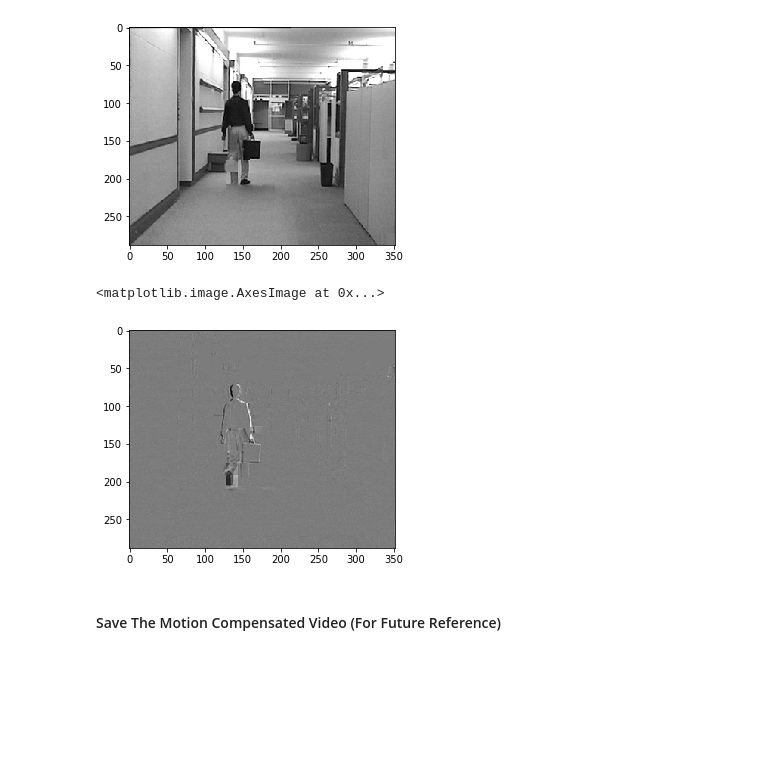
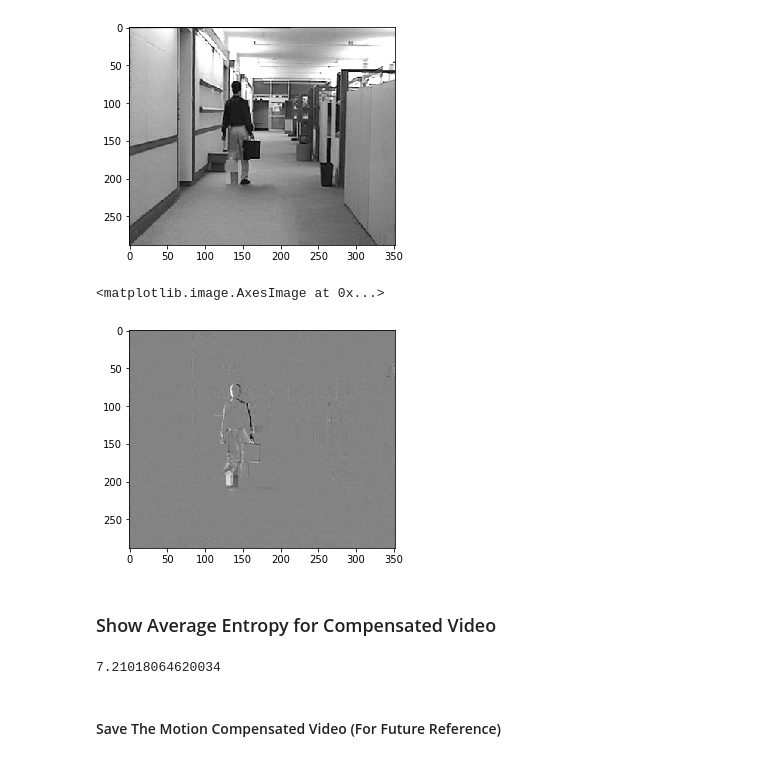
Before and after one commit to andretri/multimedia-systems-spring-2018, a Jupyter notebook: exercise-8-17.ipynb, the cells around one changed output. Drawn from its saved outputs; the diff is of its cells as text; code cells hidden in the pictures; blank space fills up the shorter version.

```diff
--- a/exercise-8-17.ipynb
+++ b/exercise-8-17.ipynb
@@ -35,7 +40,7 @@ def makeGrayScale(rgbVid):
 def calculateDifferenceFrames(frames):
     dif_lst = []
     for i in range(1, frames.shape[0]):
-        dif_lst.append(frames[i-1,:,:]-frames[i,:,:])
+        dif_lst.append(frames[i,:,:]-frames[i-1,:,:])
     return np.array(dif_lst)
 # %%
 def divideToMacroblocks(frame, macroblock_size=16):
@@ -219,3 +228,6 @@ for prevFrame, nextFrame in tqdm_notebook(zip(videoFramesSample, videoFramesSamp
 Failed to display Jupyter Widget of type HBox.
 If you're reading this message in the Jupyter Notebook or JupyterLab Notebook, it may mean that the widgets JavaScript is still loading. If this message persists, it likely means that the widgets Java ...
 If you're reading this message in another frontend (for example, a static rendering on GitHub or NBViewer), it may mean that your frontend doesn't currently support widgets.
+# %%
+compensatedFrameDifferenceSample = calculateDifferenceFrames(np.array(compensatedVideoFramesSample).reshape(videoFramesSample.shape))
+compensatedFrameDifferenceSample.shape
@@ -233,10 +247,20 @@ plt.imshow(compensatedVideoFramesSample[51], cmap='gray')
 <matplotlib.image.AxesImage at 0x...>
 [figure]
 # %%
-plt.imshow(compensatedVideoFramesSample[50]-compensatedVideoFramesSample[51], cmap='gray')
+plt.imshow(compensatedFrameDifferenceSample[50], cmap='gray')
 # %% [output]
 <matplotlib.image.AxesImage at 0x...>
-[figure, old version]
+[figure, new version]
+# %% [markdown]
+### Show Average Entropy for Compensated Video
+# %%
+avgCompensated = 0
+for compensatedFrame in compensatedVideoFramesSample:
+    avgCompensated += imageEntropy(compensatedFrame)
+avgCompensated /= videoFramesSample.shape[0]
+avgCompensated
+# %% [output]
+7.21018064620034
 # %% [markdown]
 #### Save The Motion Compensated Video (For Future Reference)
 # %%
```
Also changed, not shown: parts of 8 cells of this notebook.
